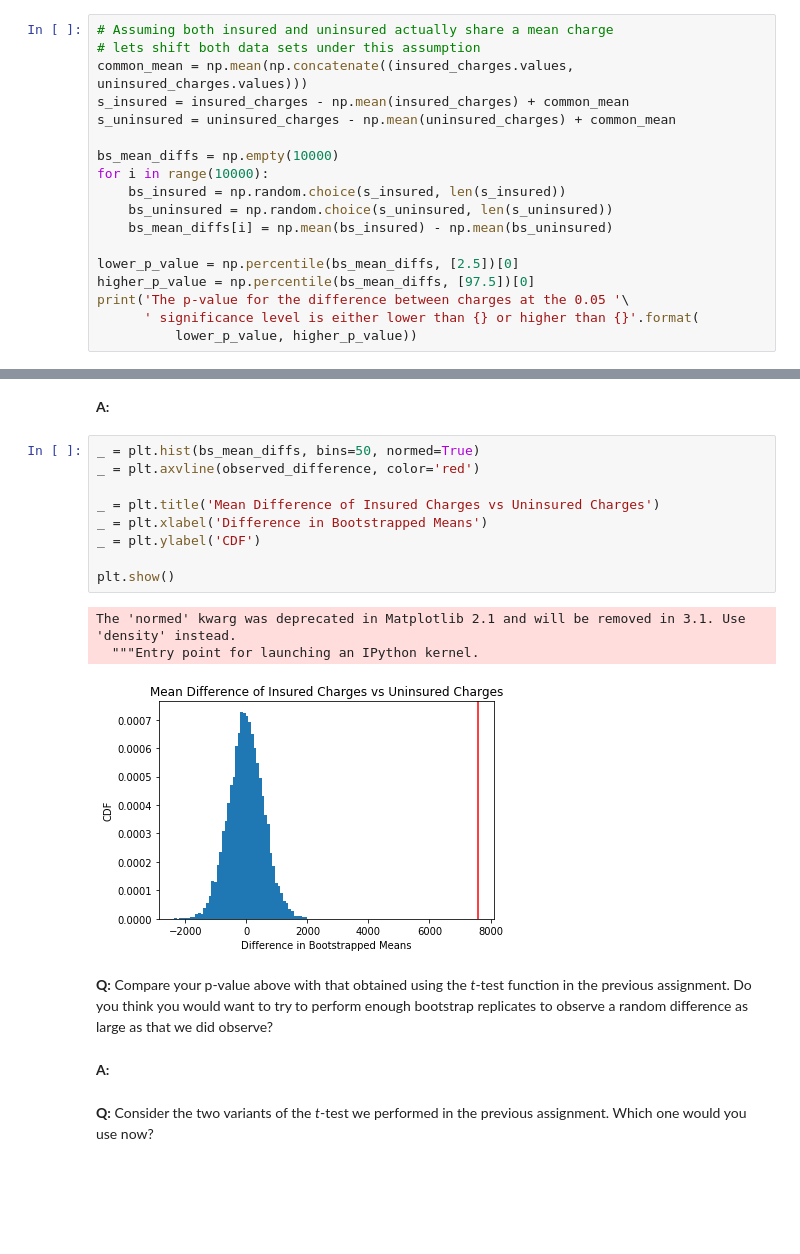
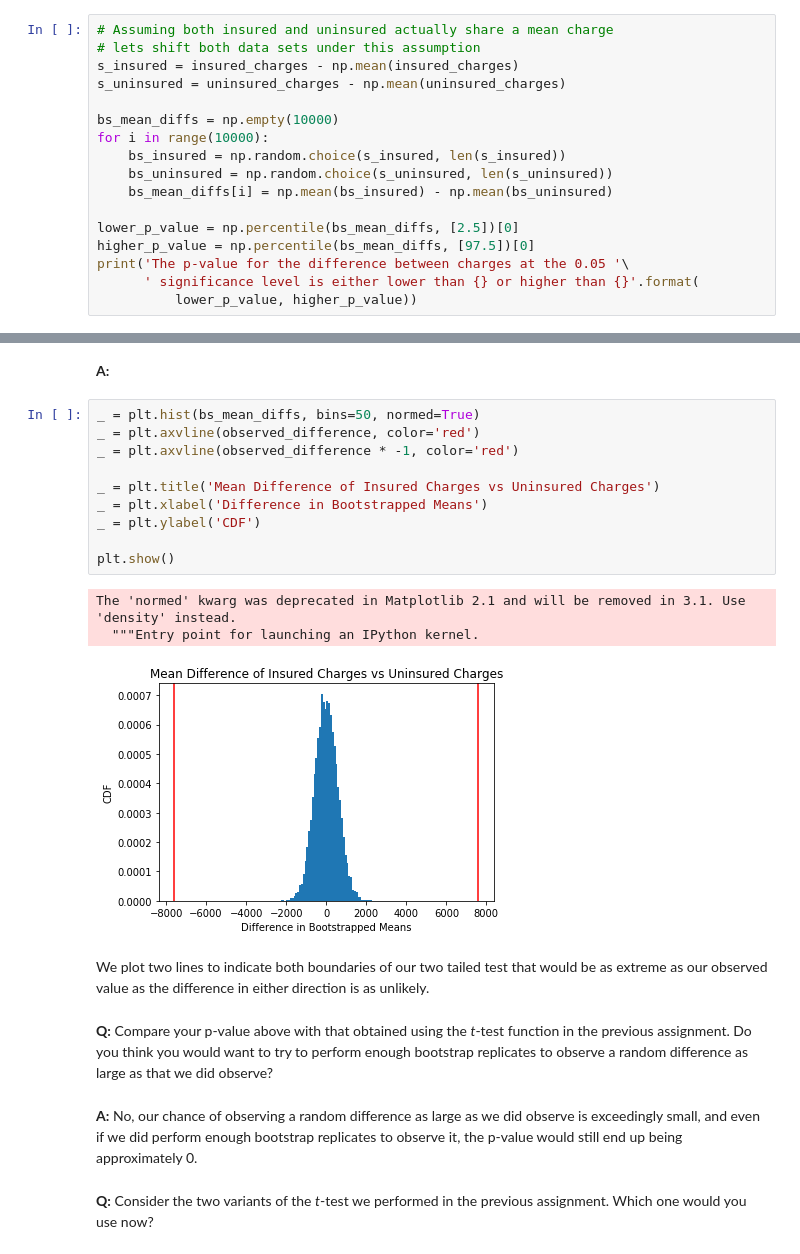
Before and after one commit to jon-e-pizza/Springboard, a Jupyter notebook: assignments/8_2_inferential_statistics.ipynb, the cells around one changed output, grey strips where cells are left out. Cells and saved outputs as stored; diff of their text form; blank space fills up the shorter version.

```diff
--- a/assignments/8_2_inferential_statistics.ipynb
+++ b/assignments/8_2_inferential_statistics.ipynb
@@ -108,9 +109,8 @@ __A:__
 # %%
 # Assuming both insured and uninsured actually share a mean charge
 # lets shift both data sets under this assumption
-common_mean = np.mean(np.concatenate((insured_charges.values, uninsured_charges.values)))
-s_insured = insured_charges - np.mean(insured_charges) + common_mean
-s_uninsured = uninsured_charges - np.mean(uninsured_charges) + common_mean
+s_insured = insured_charges - np.mean(insured_charges)
+s_uninsured = uninsured_charges - np.mean(uninsured_charges)
 
 bs_mean_diffs = np.empty(10000)
 for i in range(10000):
@@ -144,19 +144,23 @@ __A:__
 # %%
 _ = plt.hist(bs_mean_diffs, bins=50, normed=True)
 _ = plt.axvline(observed_difference, color='red')
+_ = plt.axvline(observed_difference * -1, color='red')
 
 _ = plt.title('Mean Difference of Insured Charges vs Uninsured Charges')
 _ = plt.xlabel('Difference in Bootstrapped Means')
 _ = plt.ylabel('CDF')
 
 plt.show()
 # %% [output]
 The 'normed' kwarg was deprecated in Matplotlib 2.1 and will be removed in 3.1. Use 'density' instead.
   """Entry point for launching an IPython kernel.
-[figure, old version]
+[figure, new version]
+# %% [markdown]
+We plot two lines to indicate both boundaries of our two tailed test that would be as extreme as our observed value as the difference in either direction is as unlikely.
 # %% [markdown]
 __Q:__ Compare your p-value above with that obtained using the _t_-test function in the previous assignment. Do you think you would want to try to perform enough bootstrap replicates to observe a random difference as large as that we did observe?
-# %% [markdown]
-__A:__
+# %% [markdown]
+__A:__
+No, our chance of observing a random difference as large as we did observe is exceedingly small, and even if we did perform enough bootstrap replicates to observe it, the p-value would still end up being approximately 0.
 # %% [markdown]
 __Q:__ Consider the two variants of the _t_-test we performed in the previous assignment. Which one would you use now?
```
Also changed, not shown: parts of 9 cells of this notebook.
